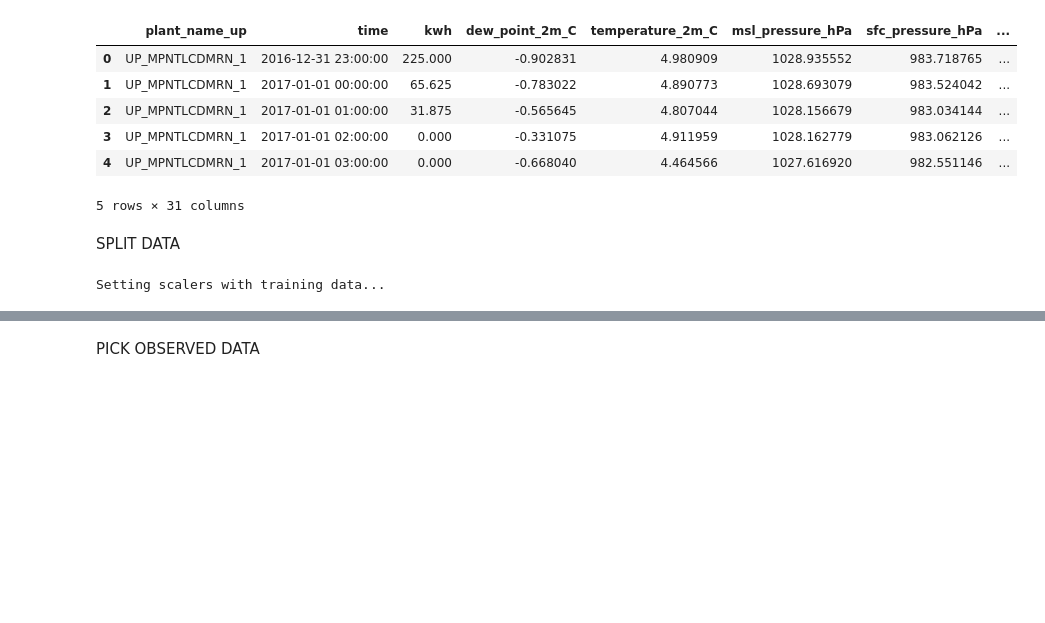
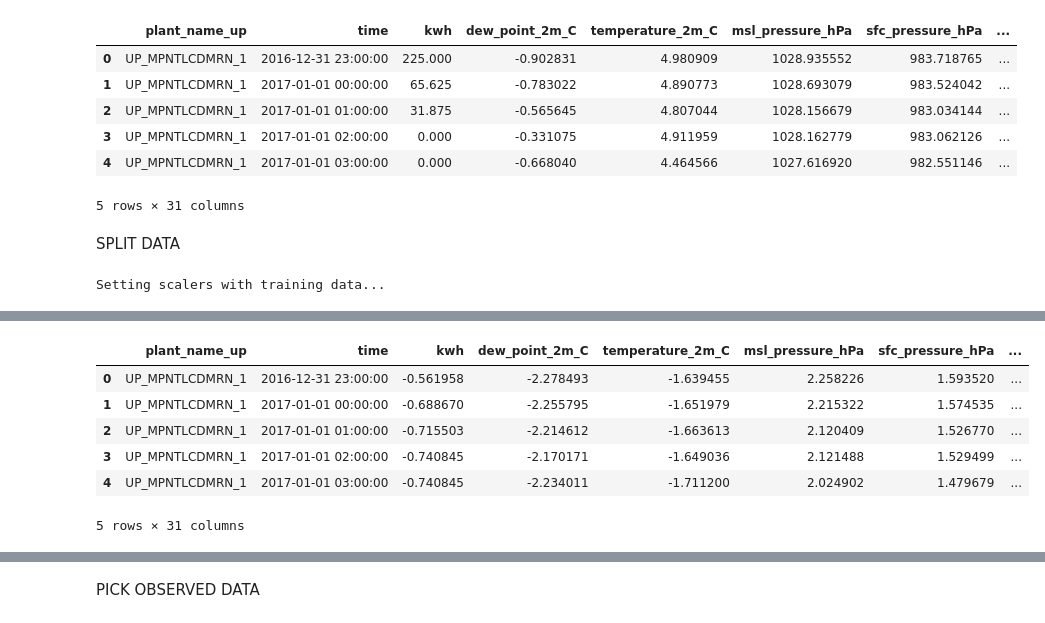
Before and after one commit to Vergangenheit/google-research-tft, a Jupyter notebook: notebooks/Inference_Test.ipynb, the cells around one changed output, grey strips where cells are left out. Cells and saved outputs as stored; diff of their text form; code cells hidden in the pictures; blank space fills up the shorter version.

```diff
--- a/notebooks/Inference_Test.ipynb
+++ b/notebooks/Inference_Test.ipynb
@@ -54,2 +64,12 @@ Setting scalers with training data...
+# %%
+train.head()
+# %% [output]
+|  | plant_name_up | time | kwh | dew_point_2m_C | temperature_2m_C | msl_pressure_hPa | sfc_pressure_hPa | ... |
+| 0 | UP_MPNTLCDMRN_1 | 2016-12-31 23:00:00 | -0.561958 | -2.278493 | -1.639455 | 2.258226 | 1.593520 | ... |
+| 1 | UP_MPNTLCDMRN_1 | 2017-01-01 00:00:00 | -0.688670 | -2.255795 | -1.651979 | 2.215322 | 1.574535 | ... |
+| 2 | UP_MPNTLCDMRN_1 | 2017-01-01 01:00:00 | -0.715503 | -2.214612 | -1.663613 | 2.120409 | 1.526770 | ... |
+| 3 | UP_MPNTLCDMRN_1 | 2017-01-01 02:00:00 | -0.740845 | -2.170171 | -1.649036 | 2.121488 | 1.529499 | ... |
+| 4 | UP_MPNTLCDMRN_1 | 2017-01-01 03:00:00 | -0.740845 | -2.234011 | -1.711200 | 2.024902 | 1.479679 | ... |
+5 rows × 31 columns
 # %%
 test['time'].unique()[168]
```
Also changed, not shown: parts of 12 cells of this notebook, 7 other files.
